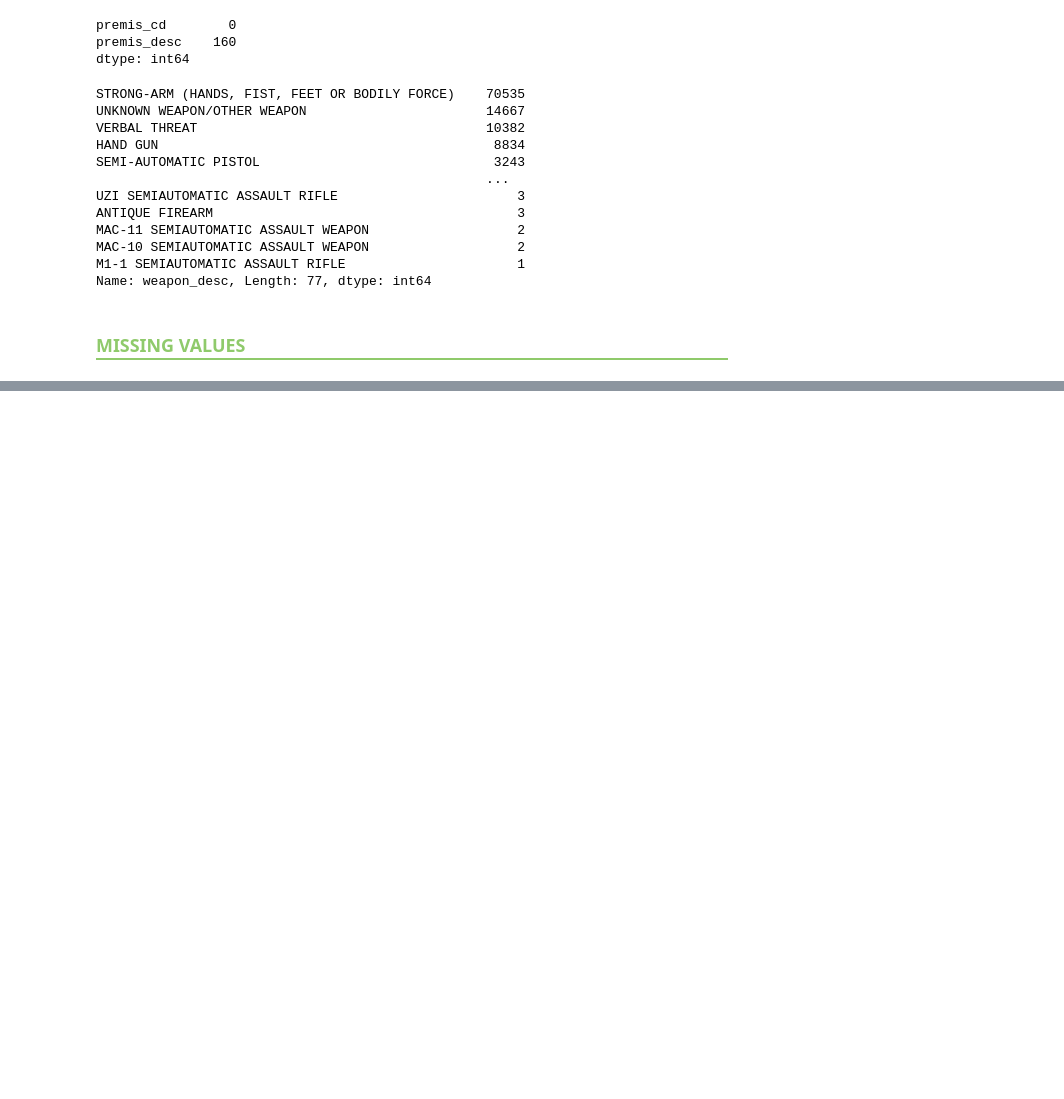
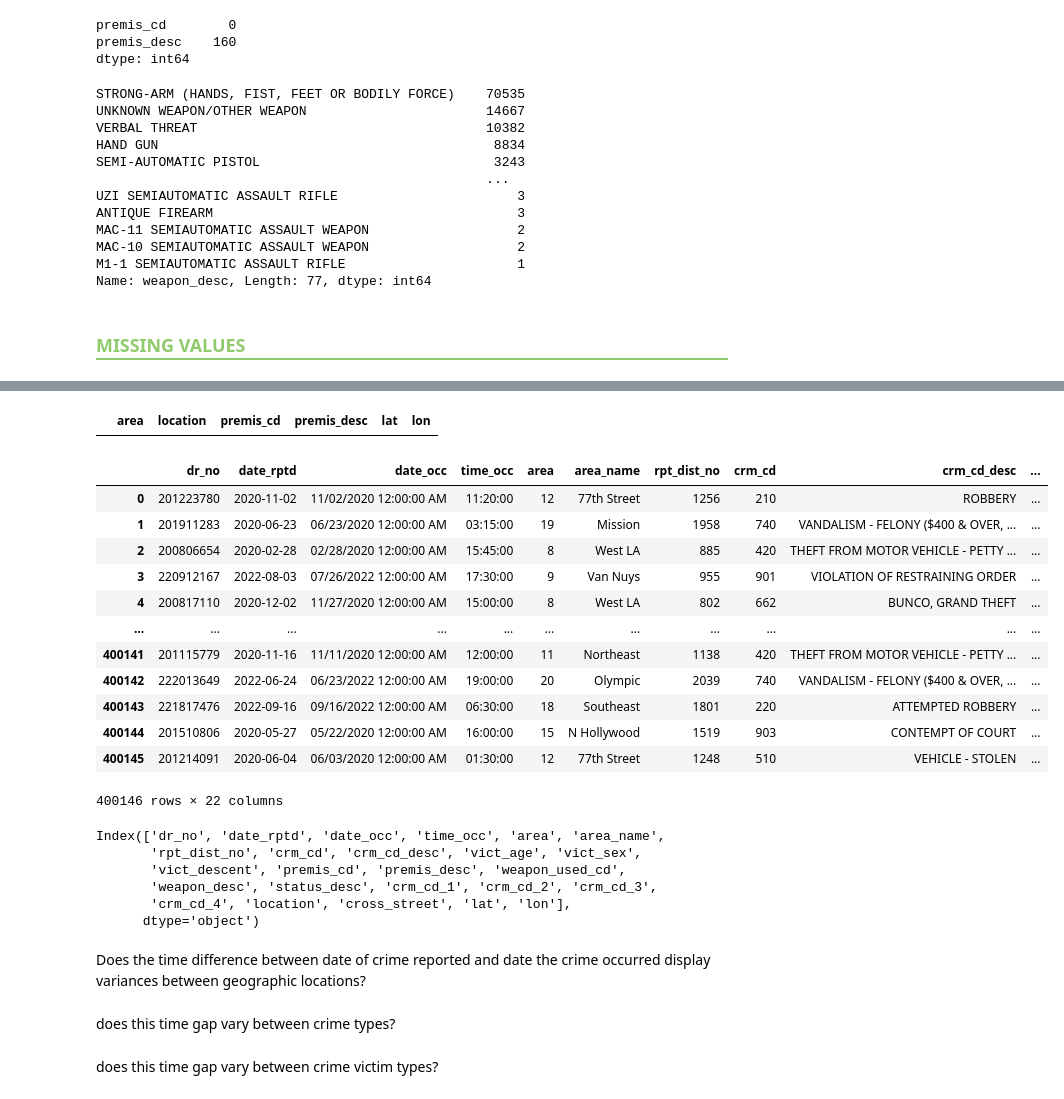
Before and after one commit to jdormaar/Boardgame_Preferences_Predictive_Analysis, a Jupyter notebook: Competitions/Analyzing Crime in LA/notebook.ipynb, the cells around one changed output, grey strips where cells are left out. Cells and saved outputs as stored; diff of their text form; code cells hidden in the pictures; blank space fills up the shorter version.

Commit message:
Data Cleaning updates, and projected questions

```diff
--- a/Competitions/Analyzing Crime in LA/notebook.ipynb
+++ b/Competitions/Analyzing Crime in LA/notebook.ipynb
@@ -429,0 +464,36 @@ Name: Crm Cd 1, Length: 119, dtype: int64
+# %%
+df[df['location'] == '5400 HOLLYWOOD BL'][['area', 'location', 'premis_cd', 'premis_desc', 'lat', 'lon']]
+# %% [output]
+|  | area | location | premis_cd | premis_desc | lat | lon |
+# %%
+#dropping irrelevant columns for visuals
+df_vis = df.drop(['crm_cd_4', 'location', 'cross_street'], axis=1)
+
+df_vis.to_csv('./data/df_vis.csv', index=False)
+df_vis
+# %% [output]
+|  | dr_no | date_rptd | date_occ | time_occ | area | area_name | rpt_dist_no | crm_cd | crm_cd_desc | ... |
+| 0 | 201223780 | 2020-11-02 | 11/02/2020 12:00:00 AM | 11:20:00 | 12 | 77th Street | 1256 | 210 | ROBBERY | ... |
+| 1 | 201911283 | 2020-06-23 | 06/23/2020 12:00:00 AM | 03:15:00 | 19 | Mission | 1958 | 740 | VANDALISM - FELONY ($400 & OVER, ... | ... |
+| 2 | 200806654 | 2020-02-28 | 02/28/2020 12:00:00 AM | 15:45:00 | 8 | West LA | 885 | 420 | THEFT FROM MOTOR VEHICLE - PETTY ... | ... |
+| 3 | 220912167 | 2022-08-03 | 07/26/2022 12:00:00 AM | 17:30:00 | 9 | Van Nuys | 955 | 901 | VIOLATION OF RESTRAINING ORDER | ... |
+| 4 | 200817110 | 2020-12-02 | 11/27/2020 12:00:00 AM | 15:00:00 | 8 | West LA | 802 | 662 | BUNCO, GRAND THEFT | ... |
+| ... | ... | ... | ... | ... | ... | ... | ... | ... | ... | ... |
+| 400141 | 201115779 | 2020-11-16 | 11/11/2020 12:00:00 AM | 12:00:00 | 11 | Northeast | 1138 | 420 | THEFT FROM MOTOR VEHICLE - PETTY ... | ... |
+| 400142 | 222013649 | 2022-06-24 | 06/23/2022 12:00:00 AM | 19:00:00 | 20 | Olympic | 2039 | 740 | VANDALISM - FELONY ($400 & OVER, ... | ... |
+| 400143 | 221817476 | 2022-09-16 | 09/16/2022 12:00:00 AM | 06:30:00 | 18 | Southeast | 1801 | 220 | ATTEMPTED ROBBERY | ... |
+| 400144 | 201510806 | 2020-05-27 | 05/22/2020 12:00:00 AM | 16:00:00 | 15 | N Hollywood | 1519 | 903 | CONTEMPT OF COURT | ... |
+| 400145 | 201214091 | 2020-06-04 | 06/03/2020 12:00:00 AM | 01:30:00 | 12 | 77th Street | 1248 | 510 | VEHICLE - STOLEN | ... |
+400146 rows × 22 columns
+# %%
+df
+['dr_no', 'date_rptd', 'date_occ', 'time_occ', 'area', 'area_name', 'rpt_dist_no', 'crm_cd', 'crm_cd_desc', 'vict_age', 'vict_sex', 'vict_descent', 'premis_cd', 'premis_desc', 'weapon_used_cd', 'weapon_desc', 'status_desc', 'crm_cd_1', 'crm_cd_2', 'crm_cd_3', 'crm_cd_4', 'location', 'cross_street', 'lat', 'lon']
+# %% [output]
+Index(['dr_no', 'date_rptd', 'date_occ', 'time_occ', 'area', 'area_name',
+       'rpt_dist_no', 'crm_cd', 'crm_cd_desc', 'vict_age', 'vict_sex',
+       'vict_descent', 'premis_cd', 'premis_desc', 'weapon_used_cd',
+       'weapon_desc', 'status_desc', 'crm_cd_1', 'crm_cd_2', 'crm_cd_3',
+       'crm_cd_4', 'location', 'cross_street', 'lat', 'lon'],
+      dtype='object')
+# %% [markdown]
+Does the time difference between date of crime reported and date the crime occurred display variances between geographic locations?
@@ -429,0 +502,4 @@ Name: Crm Cd 1, Length: 119, dtype: int64
+# %% [markdown]
+does this time gap vary between crime types?
+# %% [markdown]
+does this time gap vary between crime victim types?
```
Also changed, not shown: parts of 18 cells of this notebook, 1 other file.
